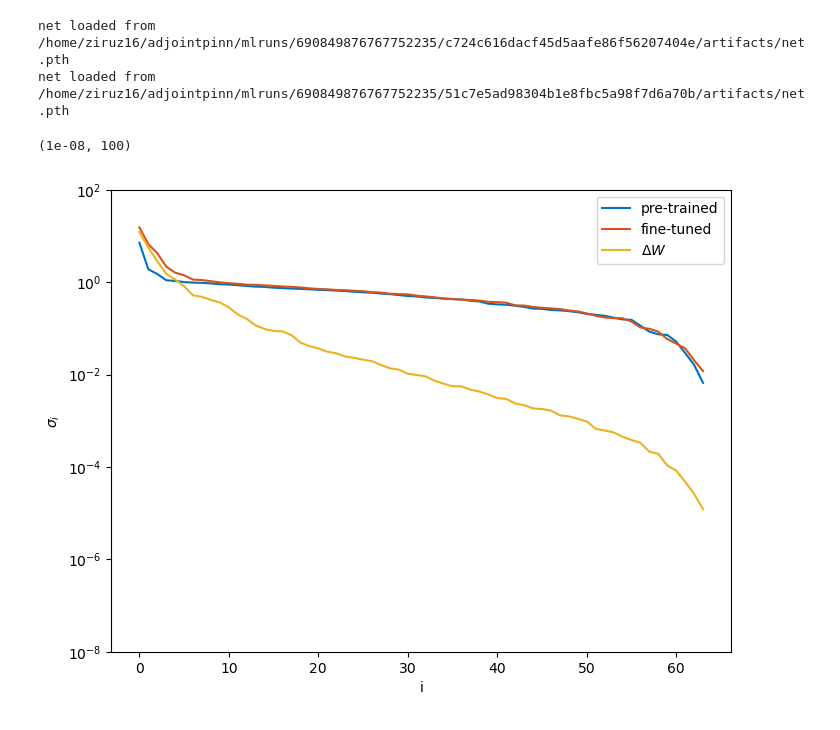
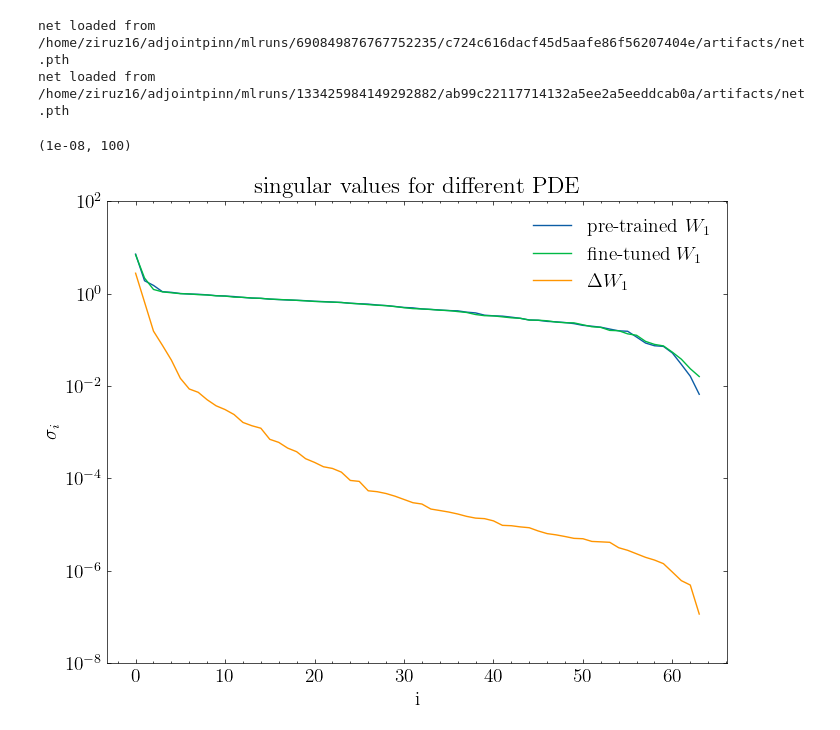
Before and after one commit to zhanglg12/BILO, a Jupyter notebook: nb_lora_vs_freeze.ipynb, the cells around one changed output. Saved outputs shown, nothing was run; the diff lists cells and outputs as text; code cells hidden in the pictures.

```diff
--- a/nb_lora_vs_freeze.ipynb
+++ b/nb_lora_vs_freeze.ipynb
@@ -8,3 +8,7 @@ from MlflowHelper import *
 from DensePoisson import *
 from PlotHelper import *
 import mlflow
+
+
+import scienceplots
+plt.style.use('science')
@@ -121,11 +143,12 @@ Name: tags.mlflow.runName, dtype: object
 # %%
 import pandas as pd
 import numpy as np
+plt.rcParams['font.size'] = 14
 
 
-runs_plot = ['lora_rk1_noff', 'lora_rk2_noff','lora_rk3_noff', 'freeze_l1_noff', 'freeze_l2_noff', 'freeze_l3_noff','freeze_l4_noff']
+runs_plot = ['lora_rk1_noff', 'lora_rk4_noff','freeze_l2_noff','freeze_l4_noff']
 window_size = 1
-plt.rcParams['axes.prop_cycle'] = plt.cycler(color=['#0072BD', '#D95319', '#EDB120', '#7E2F8E', '#77AC30', '#4DBEEE', '#A2142F'])
+# plt.rcParams['axes.prop_cycle'] = plt.cycler(color=['#0072BD', '#D95319', '#EDB120', '#7E2F8E', '#77AC30', '#4DBEEE', '#A2142F'])
 
 # Filter the DataFrame to include only the runs you want to plot
 runs_copy = runs.copy()
@@ -134,9 +157,9 @@ runs_copy['tags.mlflow.runName'] = pd.Categorical(runs_copy['tags.mlflow.runName
 runs_to_plot = runs_copy[runs_copy['tags.mlflow.runName'].isin(runs_plot)]
 runs_to_plot.sort_values('tags.mlflow.runName', inplace=True)
 
-plt.close()
 # Create a new figure
-plt.figure()
+fig, ax = plt.subplots(1, 1, figsize=(8, 6))
+
 
 # For each run to plot, plot the 'data' sequence
 for _, run in runs_to_plot.iterrows():
@@ -144,8 +167,8 @@ for _, run in runs_to_plot.iterrows():
     data = pd.Series(run['total'])
 
     # data = np.log1p(data)
-    data = data.rolling(window_size).mean()
-    data = np.log10(data)
+    # data = data.rolling(window_size).mean()
+    # data = np.log10(data)
 
     legend_name = f'{run["legend_name"]}'
 
@@ -157,20 +180,24 @@ for _, run in runs_to_plot.iterrows():
 
     # Plot the 'data' sequence
     x = np.arange(len(data))*20
-    plt.plot(x, data, line_style, label=legend_name)
+    ax.plot(x, data, line_style, label=legend_name)
 
 # Set the y-axis to log scale
 # plt.yscale('log')
 
 # Show the legend
-plt.legend(loc='upper right')
-plt.ylabel('$log_{10}(loss)$')
+ax.legend(loc='upper right', framealpha=0.5)
+ax.set_ylabel('loss')
+ax.set_yscale('log')
 
 # ticks = np.log1p([1e-0, 1e-1, 1e-2, 1e-3,])
 # plt.yticks(ticks, [f'{tick:.0e}' for tick in np.expm1(ticks)])
 
 # set x lim
-plt.xlim(0, 10000)
+ax.set_title(f'{case_name}')
+ax.set_xlim(0, 10000)
+ax.set_ylim(1e-6, 1e4)
+fig.set_dpi(100)
 # %% [output]
 A value is trying to be set on a copy of a slice from a DataFrame
 
@@ -183,7 +209,7 @@ See the caveats in the documentation: https://pandas.pydata.org/pandas-docs/stab
 base = 'lora-fixstep:p1D1_noff'
 base_model, _ = load_model(name_str = base)
 
-transfer = 'lora-fixstep:freeze_l4_noff'
+transfer = f'{exp_name}:freeze_l4_noff'
 target_model, _ = load_model(name_str = transfer)
 
 layer_name = 'hidden_layers.1.weight'
@@ -191,13 +217,16 @@ layer_name = 'hidden_layers.1.weight'
 s1,s2,s_diff = output_svd(base_model, target_model, layer_name)
 # %% [output]
 net loaded from /home/ziruz16/adjointpinn/mlruns/690849876767752235/c724c616dacf45d5aafe86f56207404e/artifacts/net.pth
-net loaded from /home/ziruz16/adjointpinn/mlruns/690849876767752235/51c7e5ad98304b1e8fbc5a98f7d6a70b/artifacts/net.pth
+net loaded from /home/ziruz16/adjointpinn/mlruns/133425984149292882/ab99c22117714132a5ee2a5eeddcab0a/artifacts/net.pth
 # %%
-fig, ax = plot_svd(s1, s2, s_diff, 'pre-trained', 'fine-tuned', '$\Delta W$')
+
+fig, ax = plot_svd(s1, s2, s_diff, 'pre-trained $W_1$', 'fine-tuned $W_1$', '$\Delta W_1$')
+fig.set_dpi(100)
 ax.set_xlabel('i')
 ax.set_ylabel('$\sigma_i$')
 ax.legend()
+ax.set_title(f'singular values for {case_name}')
 ax.set_ylim(1e-8, 100)
 # %% [output]
 (1e-08, 100)
-[figure, old version]
+[figure, new version]
```
Also changed, not shown: parts of 7 cells of this notebook, 7 other files.
